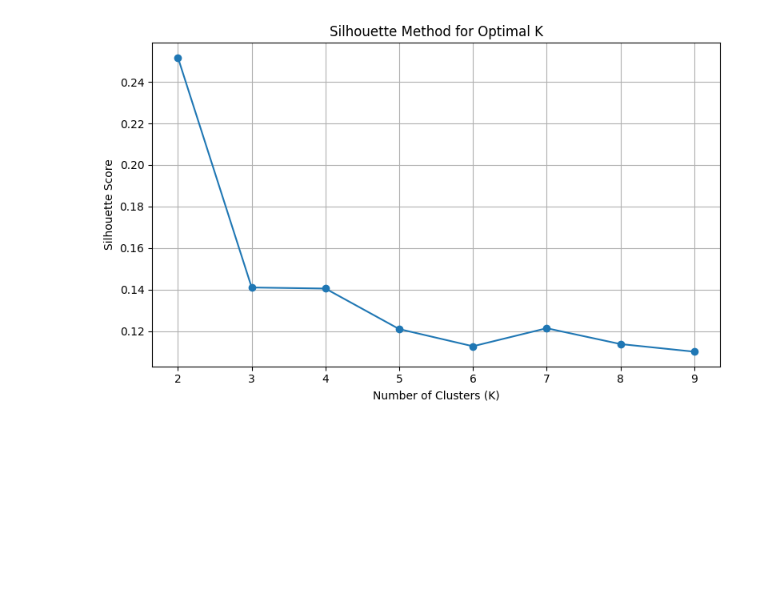
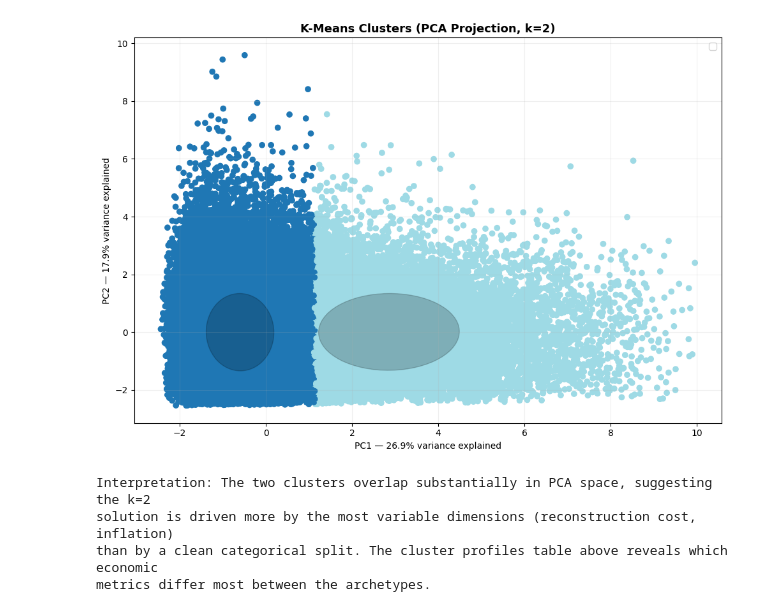
Before and after one commit to J2ckyo/4850-Final-Project, a Jupyter notebook: Data_Rangling.ipynb, the cells around one changed output. Cells and saved outputs as stored; diff of their text form; code cells hidden in the pictures; blank space fills up the shorter version.

```diff
--- a/Data_Rangling.ipynb
+++ b/Data_Rangling.ipynb
@@ -322,8 +387,0 @@ summary["Avg_Est_Recon_Cost"] = np.log1p(summary["Avg_Est_Recon_Cost"])
-# %%
-plt.figure(figsize=(13, 6))
-ax = sns.heatmap(summary, annot = True, fmt=".1f", cmap="crest", linewidths=0.3)
-# ax.set(xlabel="", ylabel="")
-# ax.xaxis.tick_top()
-plt.title("Impact Summary")
-plt.tight_layout()
-plt.show()
@@ -639,7 +836,13 @@ cluster_cols = [
     "Estimated_Reconstruction_Cost_USD"
 ]
 
-X_cluster = df[cluster_cols]
+std_sc  = StandardScaler()
+X_clust = std_sc.fit_transform(df[cluster_cols])
 
-standard_scaler = StandardScaler()
-X_scaled = standard_scaler.fit_transform(X_cluster)
+kmeans   = KMeans(n_clusters=2, random_state=SEED, n_init=10)
+clusters = kmeans.fit_predict(X_clust)
+df["Cluster"] = clusters
+
+cluster_summary = df.groupby("Cluster")[cluster_cols].mean().round(2)
+cluster_summary.to_csv("tables/cluster_summary.csv")
+display(cluster_summary)
@@ -646,21 +854,42 @@ X_scaled = standard_scaler.fit_transform(X_cluster)
 # %%
-silhouette_scores = []
-K_range = range(2, 10)
-for k in K_range:
-    kmeans = KMeans(n_clusters=k, random_state=24, n_init=10)
-    labels = kmeans.fit_predict(X_scaled)
-    score = silhouette_score(X_scaled, labels)
-    silhouette_scores.append(score)
+pca   = PCA(n_components=2)
+X_pca = pca.fit_transform(X_clust)
 
-plt.figure(figsize=(8, 5))
-plt.plot(K_range, silhouette_scores, marker="o")
-plt.title("Silhouette Method for Optimal K")
-plt.xlabel("Number of Clusters (K)")
-plt.ylabel("Silhouette Score")
-plt.xticks(K_range)
-plt.grid()
+def draw_ellipse(ax, mean, cov, color='black'):
+    vals, vecs = np.linalg.eigh(cov)
+    order = vals.argsort()[::-1]
+    vals = vals[order]
+    vecs = vecs[:, order]
+    theta = np.degrees(np.arctan2(*vecs[:, 0][::-1]))
+    w, h  = 2 * np.sqrt(vals)
+    ax.add_patch(Ellipse(xy=mean, width=w, height=h, angle=theta,
+                         color=color, alpha=0.2))
+
+fig, ax = plt.subplots(figsize=(10, 7))
+ax.scatter(X_pca[:, 0], X_pca[:, 1],
+    c=clusters, cmap='tab20')
+ax = plt.gca()
+palette = ["#5B9BD5", "#E07B54"]
+for i, col in enumerate(palette):
+    mask_c = clusters == i
+    pts = X_pca[mask_c]
+    draw_ellipse(ax, pts.mean(axis=0), np.cov(pts, rowvar=False), color='black')
+
+ax.set_title("K-Means Clusters (PCA Projection, k=2)",
+             fontsize=13, fontweight="bold")
+ax.set_xlabel(f"PC1 — {pca.explained_variance_ratio_[0]*100:.1f}% variance explained")
+ax.set_ylabel(f"PC2 — {pca.explained_variance_ratio_[1]*100:.1f}% variance explained")
+ax.legend(fontsize=11); ax.grid(alpha=0.2)
 plt.tight_layout()
 plt.show()
+print("Interpretation: The two clusters overlap substantially in PCA space, suggesting the k=2")
+print("solution is driven more by the most variable dimensions (reconstruction cost, inflation)")
+print("than by a clean categorical split. The cluster profiles table above reveals which economic")
+print("metrics differ most between the archetypes.")
 # %% [output]
-[figure, old version]
+[figure, new version]
+Interpretation: The two clusters overlap substantially in PCA space, suggesting the k=2
+solution is driven more by the most variable dimensions (reconstruction cost, inflation)
+than by a clean categorical split. The cluster profiles table above reveals which economic
+metrics differ most between the archetypes.
 # %%
```
Also changed, not shown: parts of 71 cells of this notebook.
